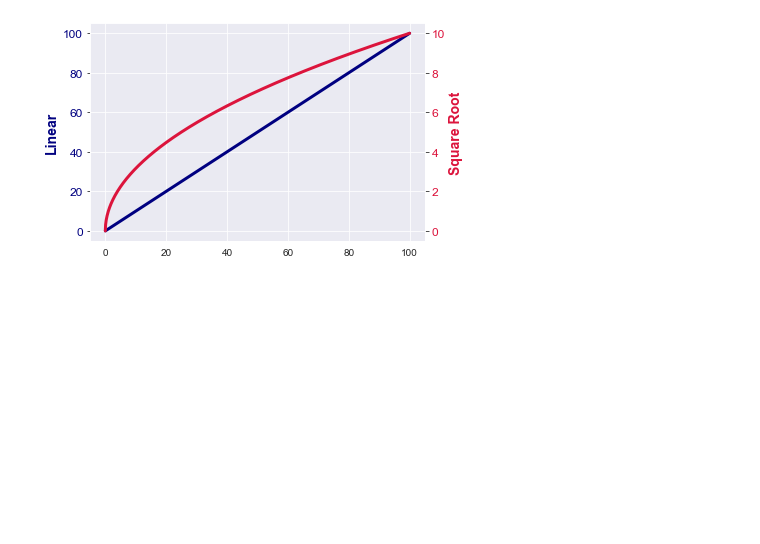
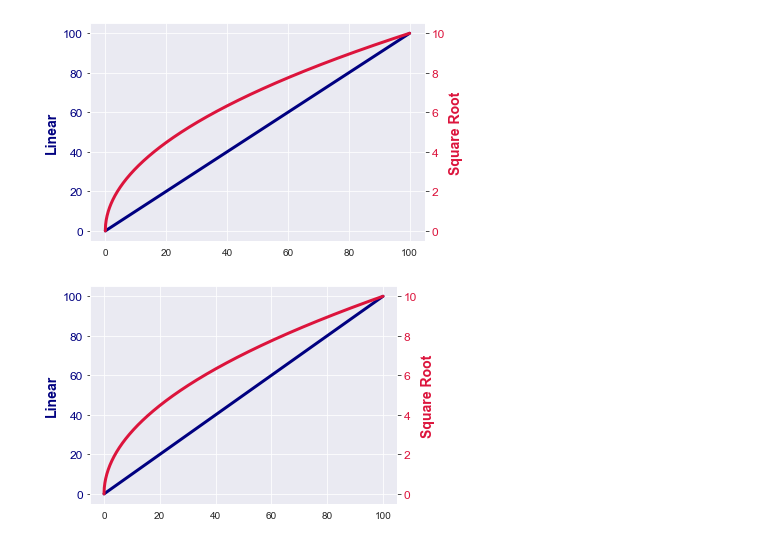
Before and after one commit to kimfetti/Videos, a Jupyter notebook: Matplotlib_Tips/13_twinx.ipynb, the cells around one changed output. Cells and saved outputs as stored; diff of their text form; code cells hidden in the pictures; blank space fills up the shorter version.

Commit message:
update thumbnail

```diff
--- a/Matplotlib_Tips/13_twinx.ipynb
+++ b/Matplotlib_Tips/13_twinx.ipynb
@@ -193,2 +208,23 @@ ax2.grid(False)
 # %% [output]
 [figure]
+# %%
+sns.set_style('darkgrid')
+
+fig, ax1 = plt.subplots(figsize=(5.5, 4))
+
+color1 = 'navy'
+ax1.plot(x, x, color=color1, lw=3)
+ax1.set_ylabel('Linear', color=color1, fontweight='bold', fontsize=14)
+ax1.tick_params(axis='y', labelcolor=color1, labelsize=12)
+
+ax2 = ax1.twinx()
+
+color2 = 'crimson'
+ax2.plot(x, x_sqrt, color=color2, lw=3)
+ax2.set_ylabel('Square Root', color=color2, fontweight='bold', fontsize=14)
+ax2.tick_params(axis='y', labelcolor=color2, labelsize=12)
+ax2.grid(False)
+
+#plt.savefig('13twinx_thumbnail.png', dpi=200)
+# %% [output]
+[figure, added]
```
Also changed, not shown: parts of 13 cells of this notebook.
